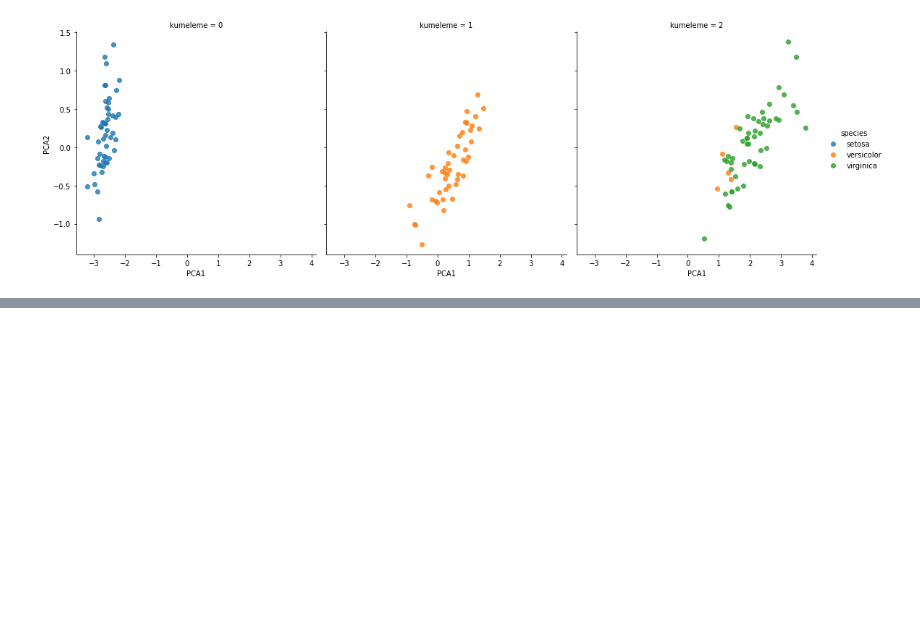
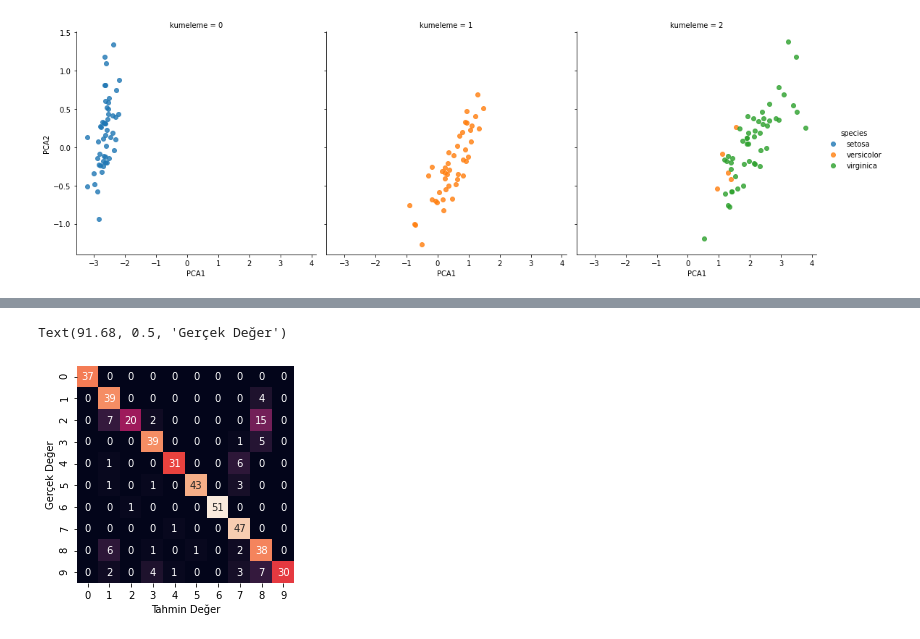
Before and after one commit to kuyucuk/Multilabel, a Jupyter notebook: tez_kod/Makine Öğrenmesi/machine_learning_lessons.ipynb, the cells around one changed output, grey strips where cells are left out. Saved outputs shown, nothing was run; the diff lists cells and outputs as text; code cells hidden in the pictures; blank space fills up the shorter version.

```diff
--- a/tez_kod/Makine Öğrenmesi/machine_learning_lessons.ipynb
+++ b/tez_kod/Makine Öğrenmesi/machine_learning_lessons.ipynb
@@ -292,0 +336,3 @@ sns.lmplot('PCA1', 'PCA2', hue='species', data=iris,col='kumeleme', fit_reg=Fals
+# %%
+from sklearn.model_selection import train_test_split
+X_egitim, X_test, y_egitim, y_test=train_test_split(X,y, random_state=0)
@@ -292,0 +341,5 @@ sns.lmplot('PCA1', 'PCA2', hue='species', data=iris,col='kumeleme', fit_reg=Fals
+# %%
+model=GaussianNB()
+# %%
+model.fit(X_egitim,y_egitim)
+y_model=model.predict(X_test)
@@ -292,0 +351,10 @@ sns.lmplot('PCA1', 'PCA2', hue='species', data=iris,col='kumeleme', fit_reg=Fals
+# %%
+from sklearn.metrics import confusion_matrix
+mat=confusion_matrix(y_test,y_model)
+# %%
+sns.heatmap(mat,square=True,annot=True,cbar=False)
+plt.xlabel('Tahmin Değer')
+plt.ylabel('Gerçek Değer')
+# %% [output]
+Text(91.68, 0.5, 'Gerçek Değer')
+[figure, added]
```
Also changed, not shown: parts of 9 cells of this notebook.
